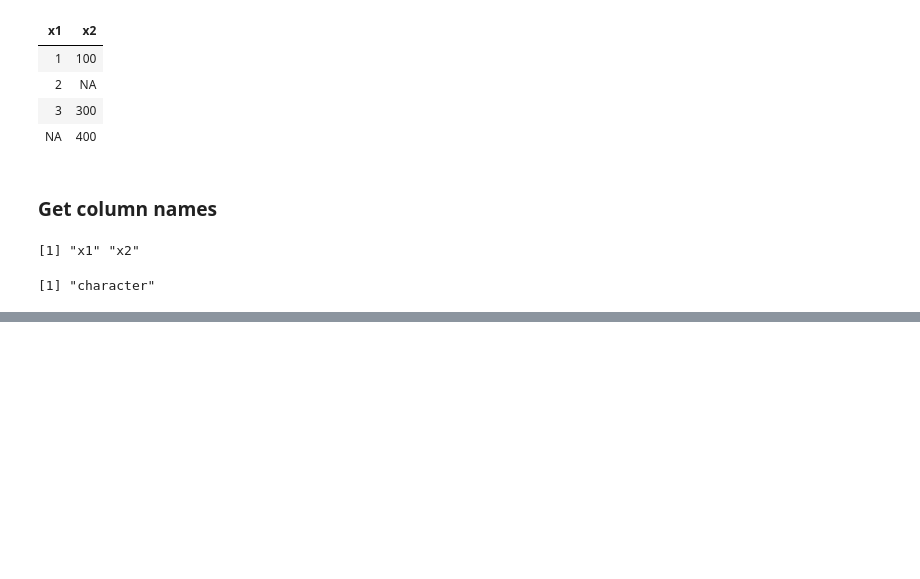
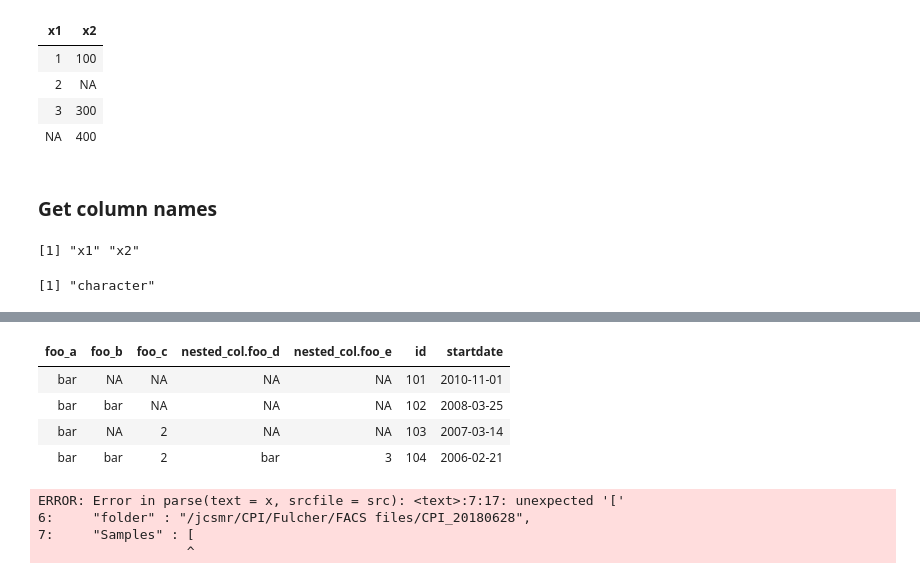
Before and after one commit to tuantla80/R-Shiny-Apps, a Jupyter notebook: R_Examples/Dataframe_JupyterNotebook.ipynb, the cells around one changed output, grey strips where cells are left out. Drawn from its saved outputs; the diff is of its cells as text; code cells hidden in the pictures; blank space fills up the shorter version.

```diff
--- a/R_Examples/Dataframe_JupyterNotebook.ipynb
+++ b/R_Examples/Dataframe_JupyterNotebook.ipynb
@@ -111,0 +369,56 @@ class(col_names)
+# %%
+library(dplyr)
+library(jsonlite)
+
+new.df <- sample.df %>%
+          rowwise() %>%
+          do(data.frame(fromJSON(.$json_col, flatten = T))) %>%
+          ungroup() %>%
+          bind_cols(sample.df %>% select(-json_col))
+
+new.df
+# %% [output]
+| foo_a | foo_b | foo_c | nested_col.foo_d | nested_col.foo_e | id | startdate |
+| bar | NA | NA | NA | NA | 101 | 2010-11-01 |
+| bar | bar | NA | NA | NA | 102 | 2008-03-25 |
+| bar | NA | 2 | NA | NA | 103 | 2007-03-14 |
+| bar | bar | 2 | bar | 3 | 104 | 2006-02-21 |
+# %%
+df1 <- data.frame(
+    "individualCode" = "HBD001",
+    "runId" = "CPI_28062018",
+
+    "folder" = "/jcsmr/CPI/Fulcher/FACS files/CPI_20180628",
+    "Samples" : [
+        {
+            "filename" : "PBMCs_APC HBD001 ACD-A 17apr18_088․fcs",
+            "datetime" : "2018-06-29",
+            "technician" : "RobT",
+            "instrumentModel" : "LSRII",
+            "instrumentID" : "1",
+            "project" : "CPI",
+            "software" : "BD FACSDiva Software Version 8.0.1",
+            "markers" : [
+                {
+                    "name" : "NK (%LC)",
+                    "value" : 17.92,
+                    "confidence" : "",
+                    "interpretation" : ""
+                },
+                {
+                    "name" : "Classical Monocytes(%APC)",
+                    "value" : 47.9,
+                    "confidence" : "",
+                    "interpretation" : ""
+                }
+
+            ]
+        }
+        ])
+
+df1
+# %% [output]
+ERROR: Error in parse(text = x, srcfile = src): <text>:7:17: unexpected '['
+6:     "folder" : "/jcsmr/CPI/Fulcher/FACS files/CPI_20180628",
+7:     "Samples" : [
+                   ^
```
Also changed, not shown: parts of 28 cells of this notebook.
